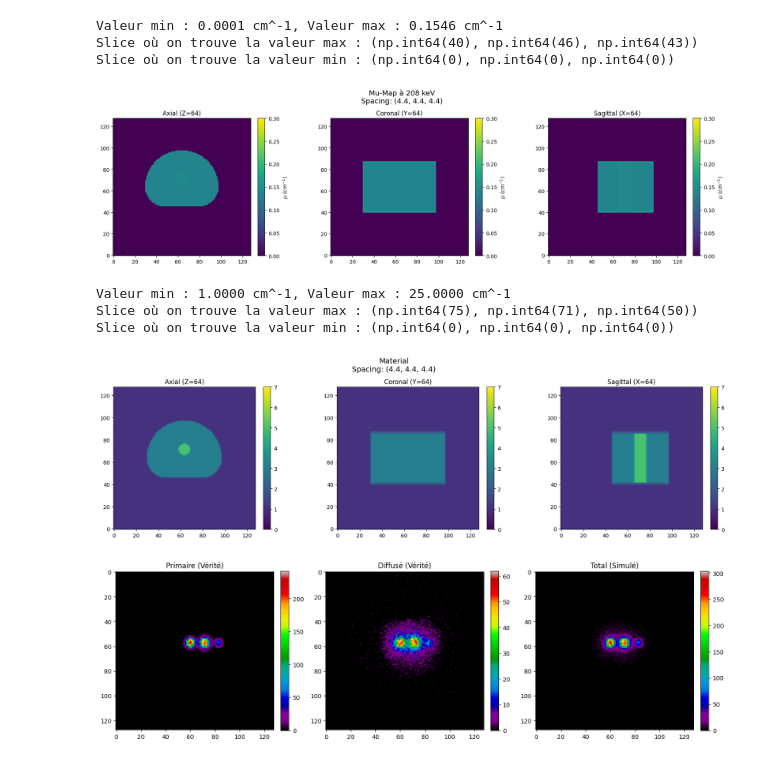
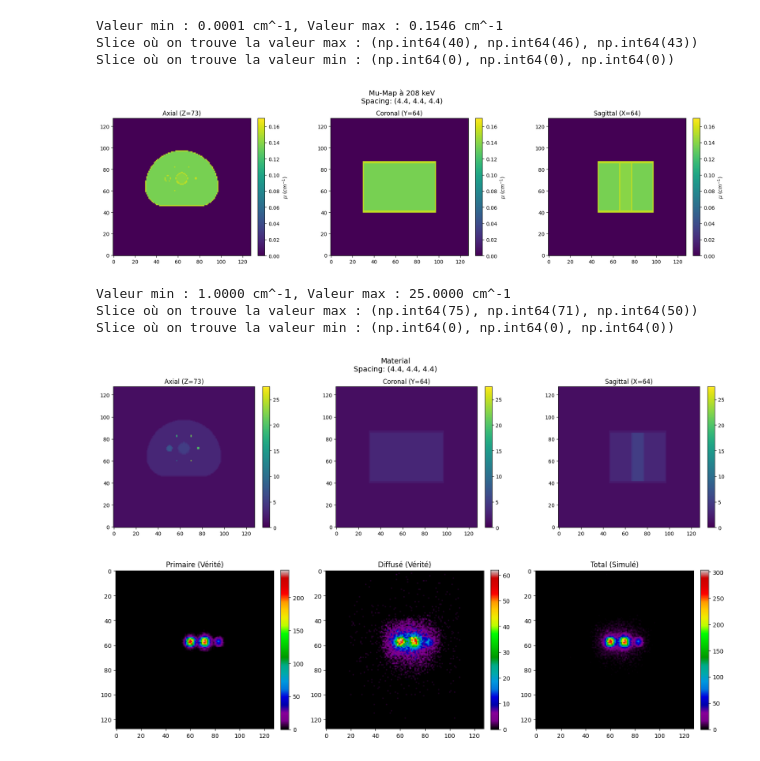
Before and after one commit to Nebulaaae/PyTomography, a Jupyter notebook: docs/source/notebooks/mc_esse_tew_comparison.ipynb, the cells around one changed output. Saved outputs shown, nothing was run; the diff lists cells and outputs as text; code cells hidden in the pictures.

```diff
--- a/docs/source/notebooks/mc_esse_tew_comparison.ipynb
+++ b/docs/source/notebooks/mc_esse_tew_comparison.ipynb
@@ -31,7 +31,7 @@ def plot_mhd(mhd_path, title="Mu-Map à 208 keV", pos=[None, None, None]):
 
     # --- Définition du référentiel commun ---
     # Pour du 208 keV : 0 (Air) à 0.16 (Plastique dense)
-    v_min, v_max = 0.0, 0.3
+    v_min, v_max = 0.0, data.max() * 1.1
 
     fig, axes = plt.subplots(1, 3, figsize=(18, 5))
     fig.suptitle(f"{title}\nSpacing: {img.GetSpacing()}", fontsize=14)
@@ -56,12 +56,12 @@ def plot_mhd(mhd_path, title="Mu-Map à 208 keV", pos=[None, None, None]):
     plt.show()
 # %%
 path_mu = "../../../../simulations-kernel-esse/validation_tests/nema_maps/nema_mu_map_208keV.mhd"
-plot_mhd(path_mu, title="Mu-Map à 208 keV",pos=[None, None, None])
+plot_mhd(path_mu, title="Mu-Map à 208 keV",pos=[73, None, None])
 # %% [output]
 Valeur min : 0.0001 cm^-1, Valeur max : 0.1546 cm^-1
 Slice où on trouve la valeur max : (np.int64(40), np.int64(46), np.int64(43))
 Slice où on trouve la valeur min : (np.int64(0), np.int64(0), np.int64(0))
-[figure, old version]
+[figure, new version]
 # %%
 def plot_mhd(mhd_path, title="Mu-Map à 208 keV", pos=[None, None, None]):
     img = sitk.ReadImage(mhd_path)
@@ -100,12 +100,12 @@ def plot_mhd(mhd_path, title="Mu-Map à 208 keV", pos=[None, None, None]):
     plt.show()
 # %%
 path_test = "../../../../simulations-kernel-esse/validation_tests/nema_maps/nema.mhd"
-plot_mhd(path_test, title="Material",pos=[None, None, None])
+plot_mhd(path_test, title="Material",pos=[73, None, None])
 # %% [output]
 Valeur min : 1.0000 cm^-1, Valeur max : 25.0000 cm^-1
 Slice où on trouve la valeur max : (np.int64(75), np.int64(71), np.int64(50))
 Slice où on trouve la valeur min : (np.int64(0), np.int64(0), np.int64(0))
-[figure, old version]
+[figure, new version]
 # %%
 config = {
     "num_projections": 5,
```
Also changed, not shown: parts of 20 cells of this notebook, 2 other files.
